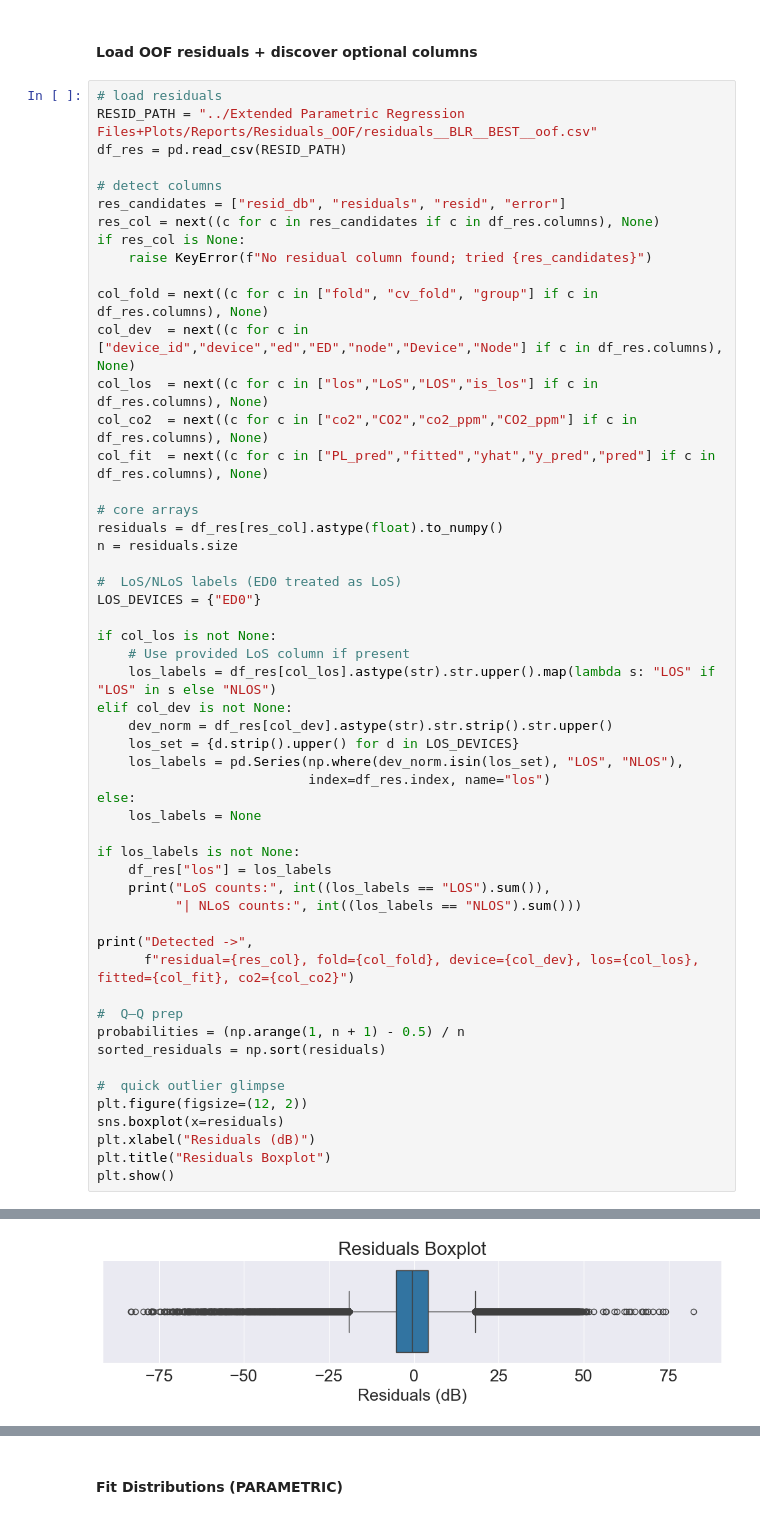
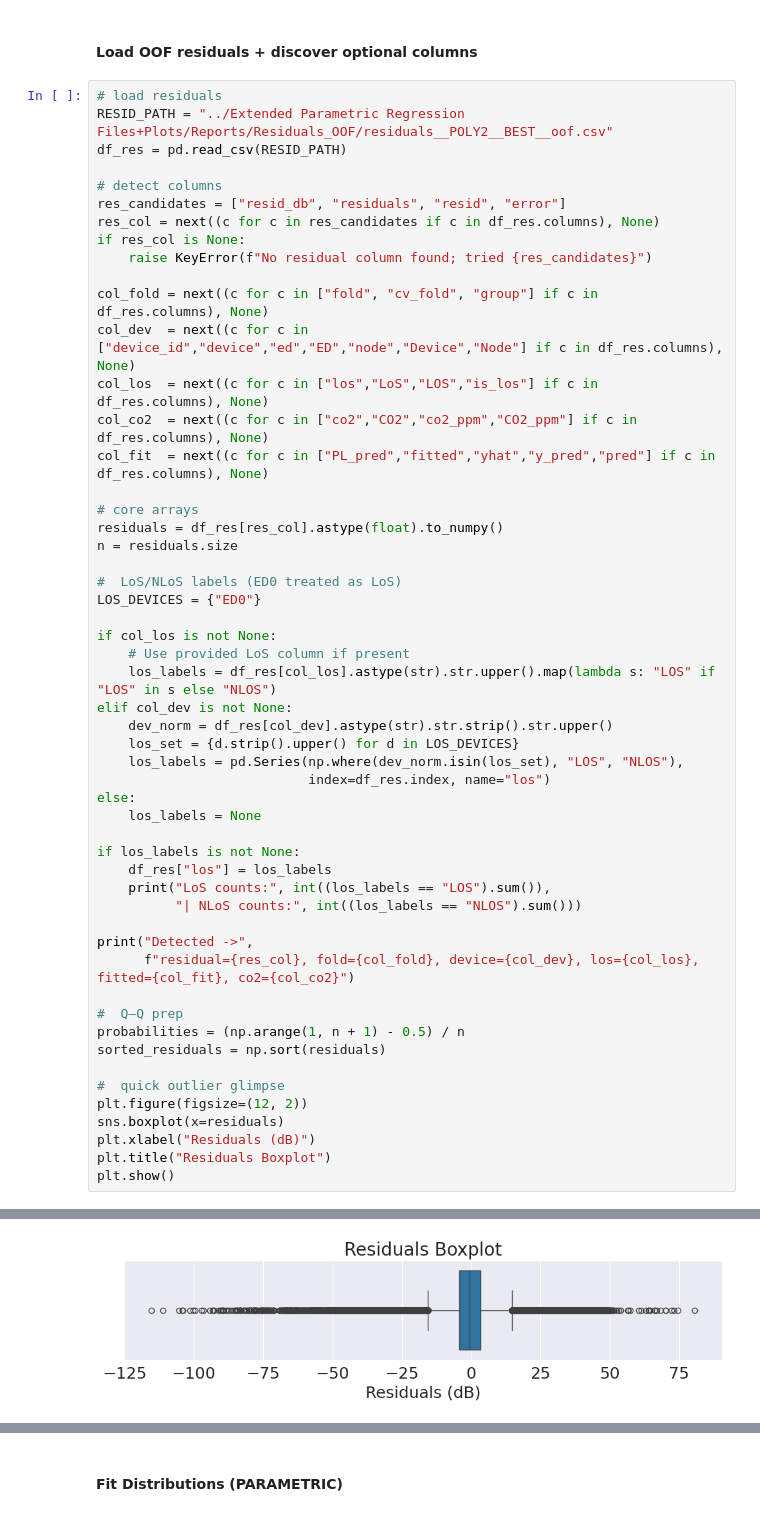
Before and after one commit to nahshonmokua/LoRaWAN-Indoor-PL-parametrics, a Jupyter notebook: 04_SHADOW FADING ANALYSIS.ipynb, the cells around one changed output, grey strips where cells are left out. Cells and saved outputs as stored; diff of their text form.

Commit message:
Shadow fading with POLY2 and more data......

```diff
--- a/04_SHADOW FADING ANALYSIS.ipynb
+++ b/04_SHADOW FADING ANALYSIS.ipynb
@@ -54,7 +54,7 @@ def _seeds(base_seed: int, n: int) -> np.ndarray:
 #### Load OOF residuals + discover optional columns
 # %%
 # load residuals
-RESID_PATH = "../Extended Parametric Regression Files+Plots/Reports/Residuals_OOF/residuals__BLR__BEST__oof.csv"
+RESID_PATH = "../Extended Parametric Regression Files+Plots/Reports/Residuals_OOF/residuals__POLY2__BEST__oof.csv"
 df_res = pd.read_csv(RESID_PATH)
 
 # detect columns
@@ -81,34 +81,34 @@ if col_los is not None:
     los_labels = df_res[col_los].astype(str).str.upper().map(lambda s: "LOS" if "LOS" in s else "NLOS")
 elif col_dev is not None:
     dev_norm = df_res[col_dev].astype(str).str.strip().str.upper()
     los_set = {d.strip().upper() for d in LOS_DEVICES}
     los_labels = pd.Series(np.where(dev_norm.isin(los_set), "LOS", "NLOS"),
                            index=df_res.index, name="los")
 else:
     los_labels = None
 
 if los_labels is not None:
     df_res["los"] = los_labels
     print("LoS counts:", int((los_labels == "LOS").sum()),
           "| NLoS counts:", int((los_labels == "NLOS").sum()))
 
 print("Detected ->",
       f"residual={res_col}, fold={col_fold}, device={col_dev}, los={col_los}, fitted={col_fit}, co2={col_co2}")
 
 #  Q–Q prep
 probabilities = (np.arange(1, n + 1) - 0.5) / n
 sorted_residuals = np.sort(residuals)
 
 #  quick outlier glimpse
 plt.figure(figsize=(12, 2))
 sns.boxplot(x=residuals)
 plt.xlabel("Residuals (dB)")
 plt.title("Residuals Boxplot")
 plt.show()
 # %% [output]
 LoS counts: 236180 | NLoS counts: 1179733
 Detected -> residual=resid_db, fold=fold, device=device_id, los=None, fitted=PL_pred, co2=co2
-[figure, old version]
+[figure, new version]
 # %%
 df_res.info()
 # %% [output]
```
Also changed, not shown: parts of 8 cells of this notebook.
